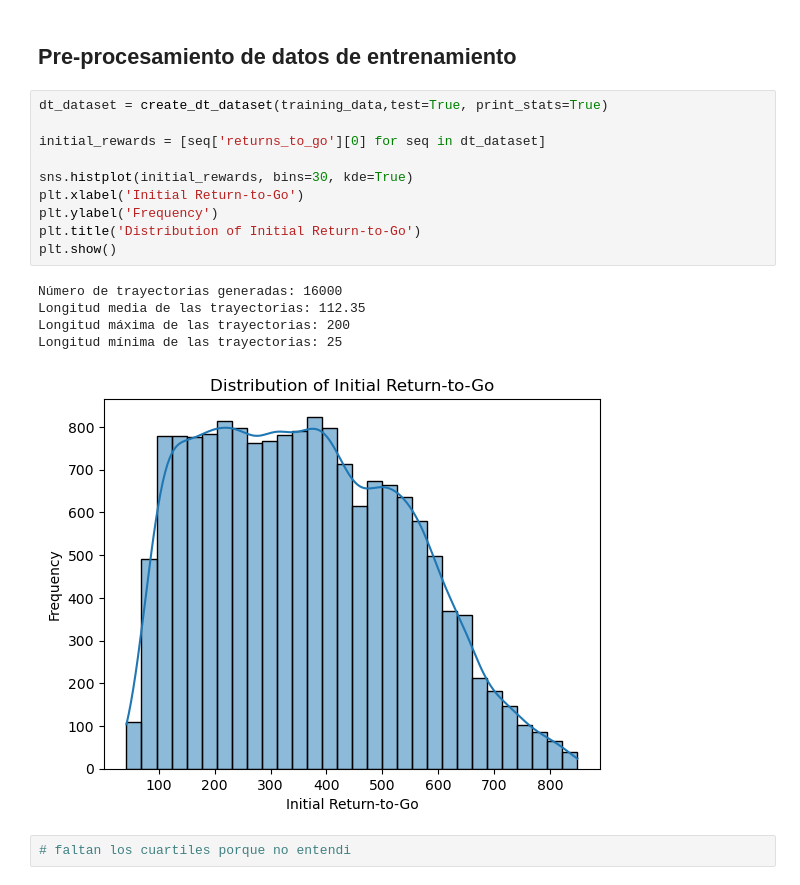
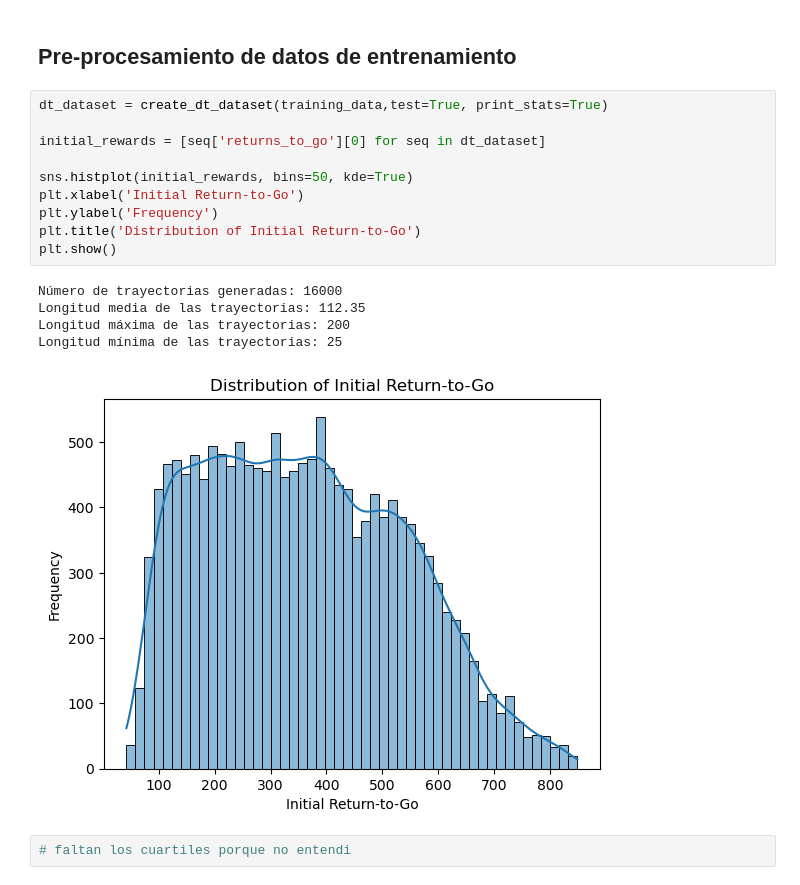
Before and after one commit to sofips/Decision-Transformer-Recomendaciones, a Jupyter notebook: notebooks/01_exploracion_dataset.ipynb, the cells around one changed output. Saved outputs shown, nothing was run; the diff lists cells and outputs as text.

```diff
--- a/notebooks/01_exploracion_dataset.ipynb
+++ b/notebooks/01_exploracion_dataset.ipynb
@@ -364,19 +385,19 @@ Total  3.2181   3.2222  3.0000  0.5884
 # %%
 dt_dataset = create_dt_dataset(training_data,test=True, print_stats=True)
 
 initial_rewards = [seq['returns_to_go'][0] for seq in dt_dataset]
 
-sns.histplot(initial_rewards, bins=30, kde=True)
+sns.histplot(initial_rewards, bins=50, kde=True)
 plt.xlabel('Initial Return-to-Go')
 plt.ylabel('Frequency')
 plt.title('Distribution of Initial Return-to-Go')
 plt.show()
 # %% [output]
 Número de trayectorias generadas: 16000
 Longitud media de las trayectorias: 112.35
 Longitud máxima de las trayectorias: 200
 Longitud mínima de las trayectorias: 25
-[figure, old version]
+[figure, new version]
 # %%
 # faltan los cuartiles porque no entendi
 # %% [markdown]
```
Also changed, not shown: parts of 8 cells of this notebook, 2 other files.
